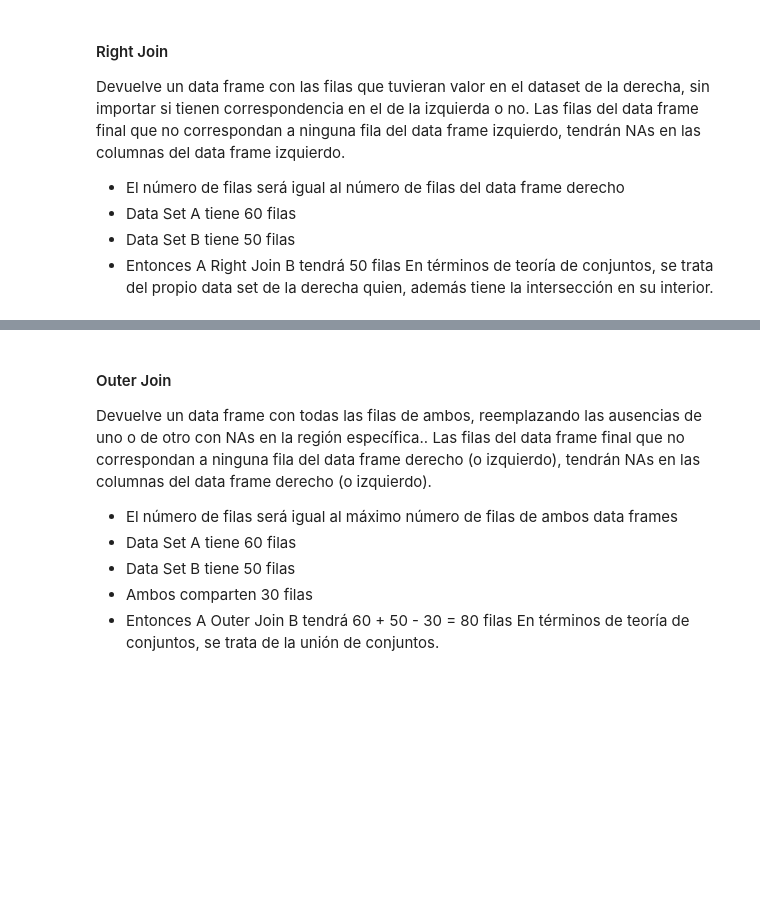
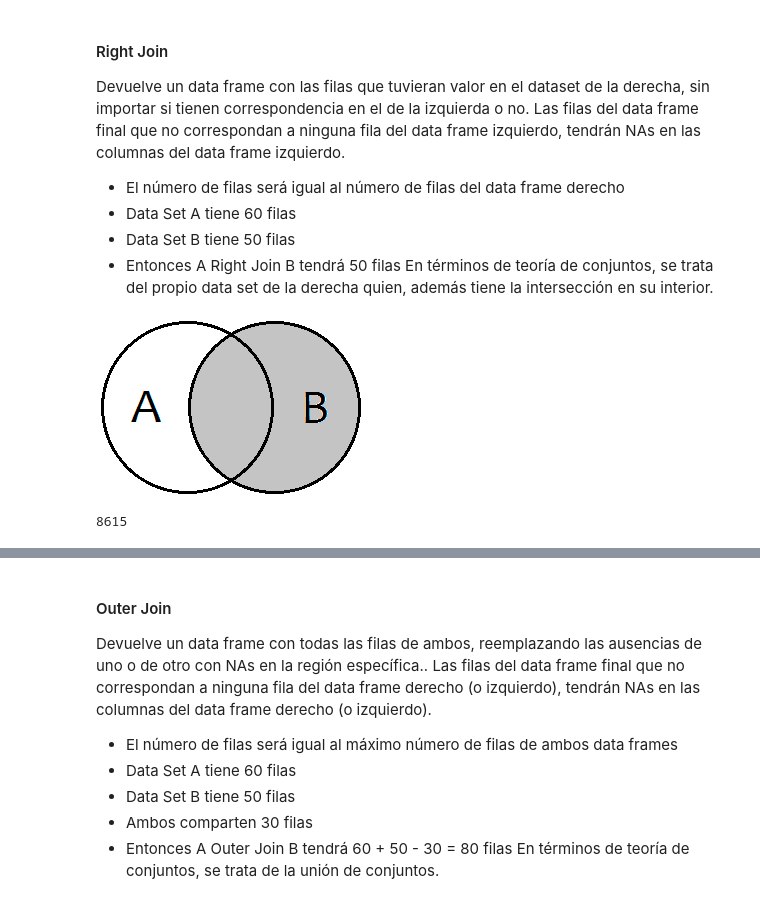
Before and after one commit to aolite/curso-machine-lerning, a Jupyter notebook: notebooks/T5.60- Ejercicio Juegos Olimpicos.ipynb, the cells around one changed output, grey strips where cells are left out. Drawn from its saved outputs; the diff is of its cells as text; code cells hidden in the pictures; blank space fills up the shorter version.

```diff
--- a/notebooks/T5.60- Ejercicio Juegos Olimpicos.ipynb
+++ b/notebooks/T5.60- Ejercicio Juegos Olimpicos.ipynb
@@ -202,3 +280,7 @@ Las filas del data frame final que no correspondan a ninguna fila del data frame
 - Data Set B tiene 50 filas
 - Entonces A Right Join B tendrá 50 filas
 En términos de teoría de conjuntos, se trata del propio data set de la derecha quien, además tiene la intersección en su interior.
+# %%
+Image (filename='resources/right-join.png')
+# %% [output]
+[figure, added]
@@ -204,0 +295,4 @@ En términos de teoría de conjuntos, se trata del propio data set de la derecha
+# %%
+len (merged_right)
+# %% [output]
+8615
```
Also changed, not shown: parts of 24 cells of this notebook, 1 other file.
